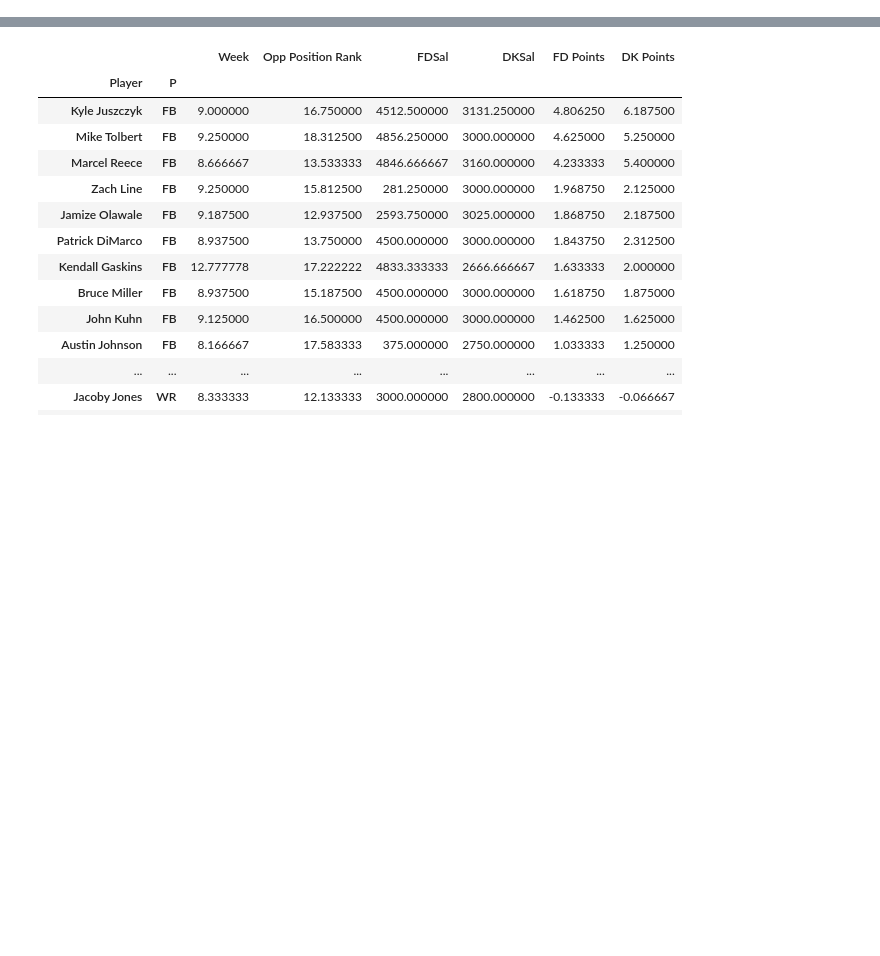
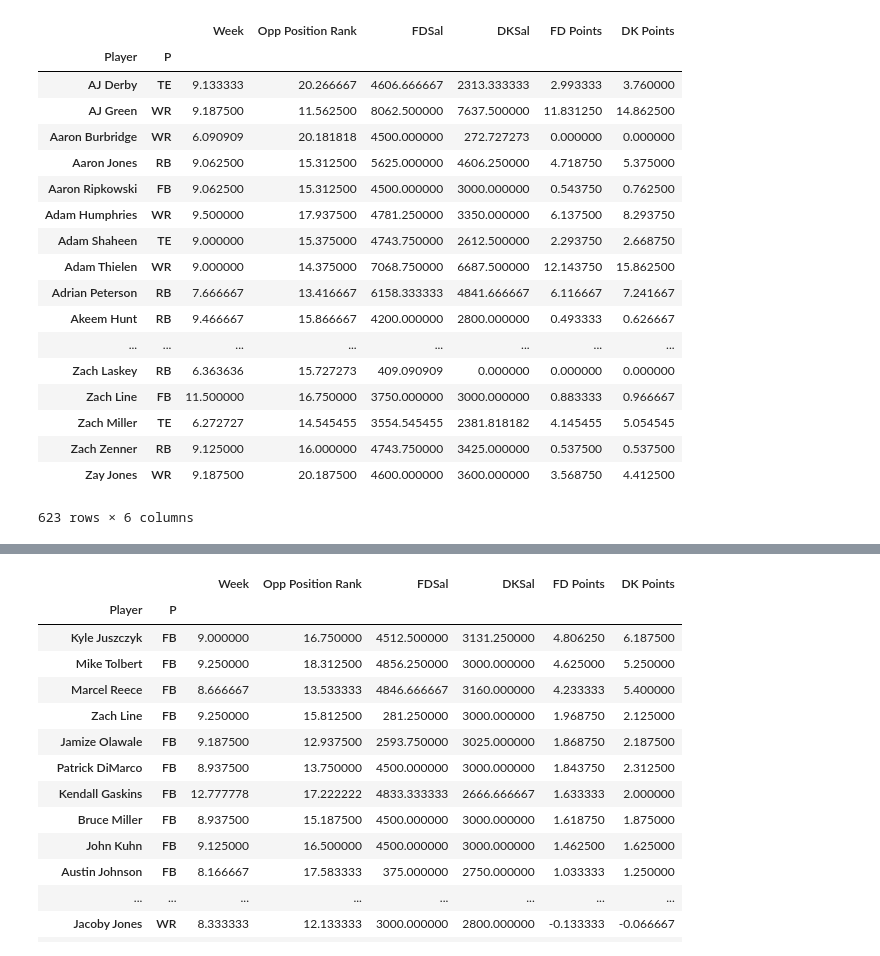
Before and after one commit to ummearusha/Project1, a Jupyter notebook: top20Player.ipynb, the cells around one changed output, grey strips where cells are left out. Saved outputs shown, nothing was run; the diff lists cells and outputs as text; code cells hidden in the pictures; blank space fills up the shorter version.

```diff
--- a/top20Player.ipynb
+++ b/top20Player.ipynb
@@ -54,0 +79,23 @@ df_player_avg_points
+# %%
+df_player_avg_points_3 = df_3.groupby(['Player','P']).mean()
+df_player_avg_points_3
+# %% [output]
+|  |  | Week | Opp Position Rank | FDSal | DKSal | FD Points | DK Points |
+| Player | P |  |  |  |  |  |  |
+| AJ Derby | TE | 9.133333 | 20.266667 | 4606.666667 | 2313.333333 | 2.993333 | 3.760000 |
+| AJ Green | WR | 9.187500 | 11.562500 | 8062.500000 | 7637.500000 | 11.831250 | 14.862500 |
+| Aaron Burbridge | WR | 6.090909 | 20.181818 | 4500.000000 | 272.727273 | 0.000000 | 0.000000 |
+| Aaron Jones | RB | 9.062500 | 15.312500 | 5625.000000 | 4606.250000 | 4.718750 | 5.375000 |
+| Aaron Ripkowski | FB | 9.062500 | 15.312500 | 4500.000000 | 3000.000000 | 0.543750 | 0.762500 |
+| Adam Humphries | WR | 9.500000 | 17.937500 | 4781.250000 | 3350.000000 | 6.137500 | 8.293750 |
+| Adam Shaheen | TE | 9.000000 | 15.375000 | 4743.750000 | 2612.500000 | 2.293750 | 2.668750 |
+| Adam Thielen | WR | 9.000000 | 14.375000 | 7068.750000 | 6687.500000 | 12.143750 | 15.862500 |
+| Adrian Peterson | RB | 7.666667 | 13.416667 | 6158.333333 | 4841.666667 | 6.116667 | 7.241667 |
+| Akeem Hunt | RB | 9.466667 | 15.866667 | 4200.000000 | 2800.000000 | 0.493333 | 0.626667 |
+| ... | ... | ... | ... | ... | ... | ... | ... |
+| Zach Laskey | RB | 6.363636 | 15.727273 | 409.090909 | 0.000000 | 0.000000 | 0.000000 |
+| Zach Line | FB | 11.500000 | 16.750000 | 3750.000000 | 3000.000000 | 0.883333 | 0.966667 |
+| Zach Miller | TE | 6.272727 | 14.545455 | 3554.545455 | 2381.818182 | 4.145455 | 5.054545 |
+| Zach Zenner | RB | 9.125000 | 16.000000 | 4743.750000 | 3425.000000 | 0.537500 | 0.537500 |
+| Zay Jones | WR | 9.187500 | 20.187500 | 4600.000000 | 3600.000000 | 3.568750 | 4.412500 |
+623 rows × 6 columns
```
Also changed, not shown: parts of 30 cells of this notebook, 1 other file.
